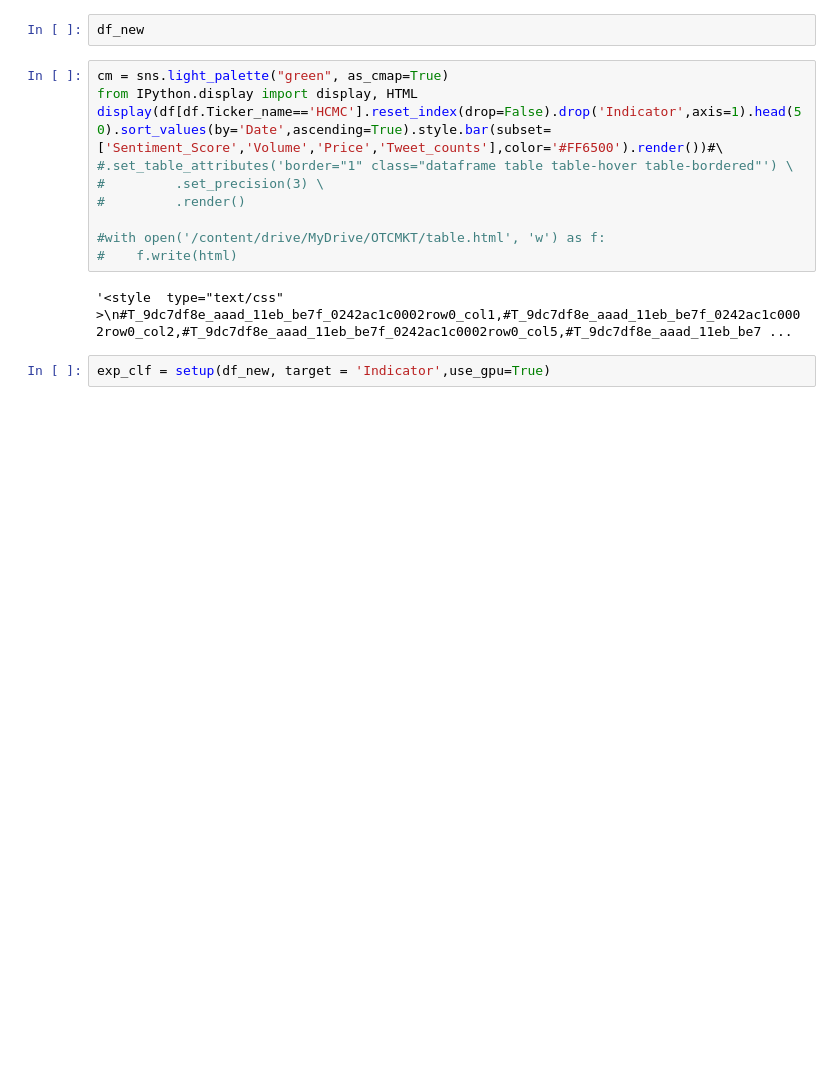
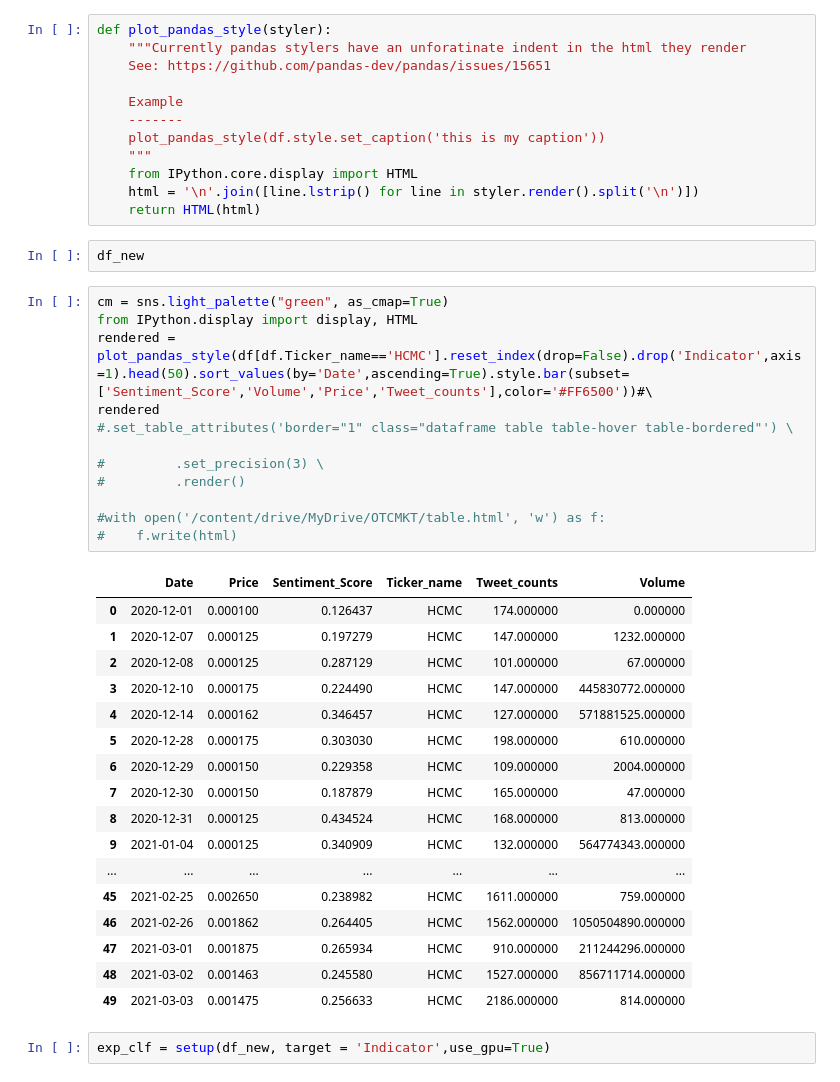
Before and after one commit to abhinavgairola/Anomaly_Detection_OTC_Market, a Jupyter notebook: Scripts/EDA_Machine_learning.ipynb, the cells around one changed output. Cells and saved outputs as stored; diff of their text form; blank space fills up the shorter version.

```diff
--- a/Scripts/EDA_Machine_learning.ipynb
+++ b/Scripts/EDA_Machine_learning.ipynb
@@ -164,20 +164,50 @@ sns.catplot(
     aspect=2)
 # %% [markdown]
 ## It seems like (at least after looking at the sentiment scores of the first 11 tickers in the dataframe) that the sentiment score is higher when everything is normal about a particular stock. This makes sense as the pumper may try to create positive sentiments before the pump and dump scheme begins.
+# %%
+def plot_pandas_style(styler):
+    """Currently pandas stylers have an unforatinate indent in the html they render
+    See: https://github.com/pandas-dev/pandas/issues/15651
+
+    Example
+    -------
+    plot_pandas_style(df.style.set_caption('this is my caption'))
+    """
+    from IPython.core.display import HTML
+    html = '\n'.join([line.lstrip() for line in styler.render().split('\n')])
+    return HTML(html)
 # %%
 df_new
 # %%
 cm = sns.light_palette("green", as_cmap=True)
 from IPython.display import display, HTML
-display(df[df.Ticker_name=='HCMC'].reset_index(drop=False).drop('Indicator',axis=1).head(50).sort_values(by='Date',ascending=True).style.bar(subset=['Sentiment_Score','Volume','Price','Tweet_counts'],color='#FF6500').render())#\
+rendered = plot_pandas_style(df[df.Ticker_name=='HCMC'].reset_index(drop=False).drop('Indicator',axis=1).head(50).sort_values(by='Date',ascending=True).style.bar(subset=['Sentiment_Score','Volume','Price','Tweet_counts'],color='#FF6500'))#\
+rendered
 #.set_table_attributes('border="1" class="dataframe table table-hover table-bordered"') \
+
 #         .set_precision(3) \
 #         .render()
 
 #with open('/content/drive/MyDrive/OTCMKT/table.html', 'w') as f:
 #    f.write(html)
 # %% [output]
-'<style  type="text/css" >\n#T_9dc7df8e_aaad_11eb_be7f_0242ac1c0002row0_col1,#T_9dc7df8e_aaad_11eb_be7f_0242ac1c0002row0_col2,#T_9dc7df8e_aaad_11eb_be7f_0242ac1c0002row0_col5,#T_9dc7df8e_aaad_11eb_be7 ...
+|  | Date | Price | Sentiment_Score | Ticker_name | Tweet_counts | Volume |
+| 0 | 2020-12-01 | 0.000100 | 0.126437 | HCMC | 174.000000 | 0.000000 |
+| 1 | 2020-12-07 | 0.000125 | 0.197279 | HCMC | 147.000000 | 1232.000000 |
+| 2 | 2020-12-08 | 0.000125 | 0.287129 | HCMC | 101.000000 | 67.000000 |
+| 3 | 2020-12-10 | 0.000175 | 0.224490 | HCMC | 147.000000 | 445830772.000000 |
+| 4 | 2020-12-14 | 0.000162 | 0.346457 | HCMC | 127.000000 | 571881525.000000 |
+| 5 | 2020-12-28 | 0.000175 | 0.303030 | HCMC | 198.000000 | 610.000000 |
+| 6 | 2020-12-29 | 0.000150 | 0.229358 | HCMC | 109.000000 | 2004.000000 |
+| 7 | 2020-12-30 | 0.000150 | 0.187879 | HCMC | 165.000000 | 47.000000 |
+| 8 | 2020-12-31 | 0.000125 | 0.434524 | HCMC | 168.000000 | 813.000000 |
+| 9 | 2021-01-04 | 0.000125 | 0.340909 | HCMC | 132.000000 | 564774343.000000 |
+| ... | ... | ... | ... | ... | ... | ... |
+| 45 | 2021-02-25 | 0.002650 | 0.238982 | HCMC | 1611.000000 | 759.000000 |
+| 46 | 2021-02-26 | 0.001862 | 0.264405 | HCMC | 1562.000000 | 1050504890.000000 |
+| 47 | 2021-03-01 | 0.001875 | 0.265934 | HCMC | 910.000000 | 211244296.000000 |
+| 48 | 2021-03-02 | 0.001463 | 0.245580 | HCMC | 1527.000000 | 856711714.000000 |
+| 49 | 2021-03-03 | 0.001475 | 0.256633 | HCMC | 2186.000000 | 814.000000 |
 # %%
 exp_clf = setup(df_new, target = 'Indicator',use_gpu=True)
 # %% [output]
```
